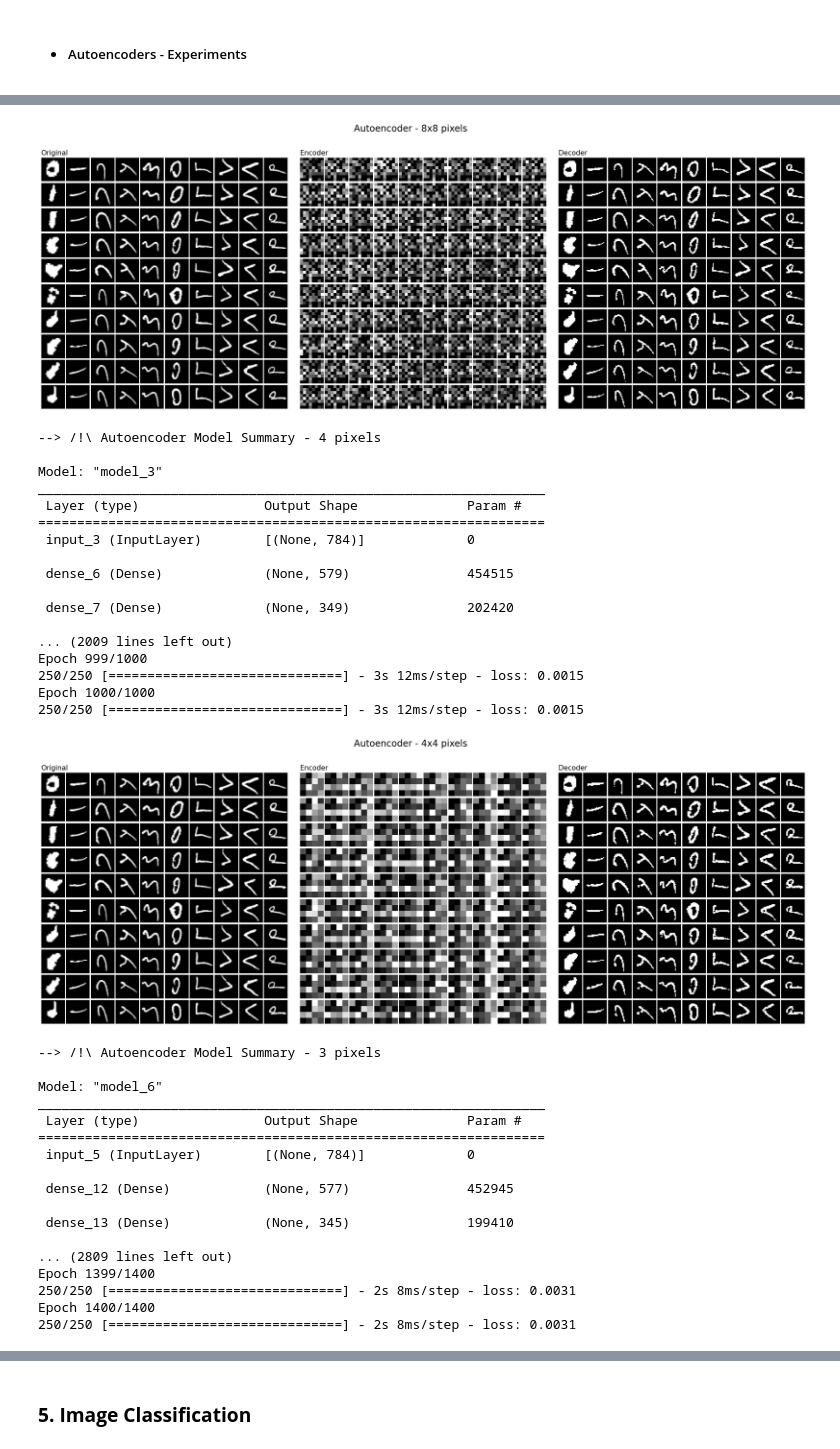
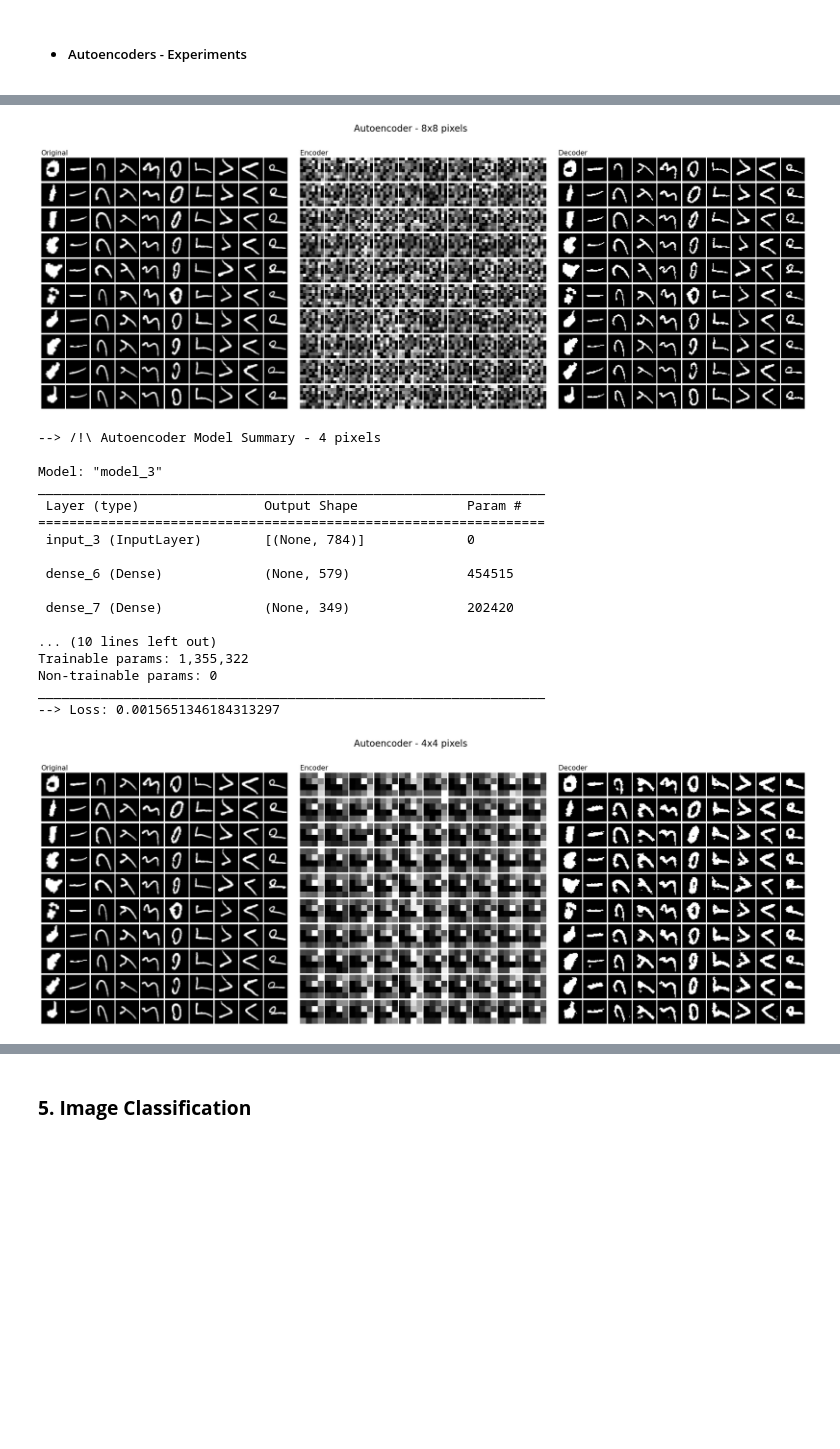
Before and after one commit to jquinatoa/Jquinatoa_Portfolio, a Jupyter notebook: CNN - Autoencoders and Image Classification/autoencoder_and_image_classification.ipynb, the cells around one changed output, grey strips where cells are left out. Drawn from its saved outputs; the diff is of its cells as text; code cells hidden in the pictures; blank space fills up the shorter version.

```diff
--- a/CNN - Autoencoders and Image Classification/autoencoder_and_image_classification.ipynb
+++ b/CNN - Autoencoders and Image Classification/autoencoder_and_image_classification.ipynb
@@ -127,7 +127,8 @@ def autoencoder_generator(n_epochs, pixels, images):
     autoencoder.summary()
 
     # Train the autoencoder
-    autoencoder.fit(images, images, epochs=n_epochs)
+    history = autoencoder.fit(images, images, epochs=n_epochs, verbose=0)
+    print(f'--> Loss: {history.history["loss"][-1]}')
 
     # Create an encoder model (input to encoding stage)
     encoder = Model(input_stage, encoding_stage)
@@ -182,6 +181,6 @@ def decoded_images(decoder, image_dataset):
 # %%
-pixels = [8, 4, 3]
-epochs = [700, 1000, 1400]
+pixels = [8, 4]
+epochs = [800, 1000]
 
 for p,e in zip(pixels, epochs):
     encoder, decoder = autoencoder_generator(n_epochs=e,
@@ -224,36 +223,19 @@ Epoch 700/700
-[figure, old version]
+[figure, new version]
 --> /!\ Autoencoder Model Summary - 4 pixels
 
 Model: "model_3"
 _________________________________________________________________
  Layer (type)                Output Shape              Param #
 =================================================================
  input_3 (InputLayer)        [(None, 784)]             0
 
  dense_6 (Dense)             (None, 579)               454515
 
  dense_7 (Dense)             (None, 349)               202420
 
-... (2009 lines left out)
-Epoch 999/1000
-250/250 [==============================] - 3s 12ms/step - loss: 0.0015
-Epoch 1000/1000
-250/250 [==============================] - 3s 12ms/step - loss: 0.0015
+... (10 lines left out)
+Trainable params: 1,355,322
+Non-trainable params: 0
+_________________________________________________________________
+--> Loss: 0.0015651346184313297
-[figure, old version]
+[figure, new version]
---> /!\ Autoencoder Model Summary - 3 pixels
-
-Model: "model_6"
-_________________________________________________________________
- Layer (type)                Output Shape              Param #
-=================================================================
- input_5 (InputLayer)        [(None, 784)]             0
-
- dense_12 (Dense)            (None, 577)               452945
-
- dense_13 (Dense)            (None, 345)               199410
-
-... (2809 lines left out)
-Epoch 1399/1400
-250/250 [==============================] - 2s 8ms/step - loss: 0.0031
-Epoch 1400/1400
-250/250 [==============================] - 2s 8ms/step - loss: 0.0031
```
Also changed, not shown: parts of 9 cells of this notebook, 9 other files.
